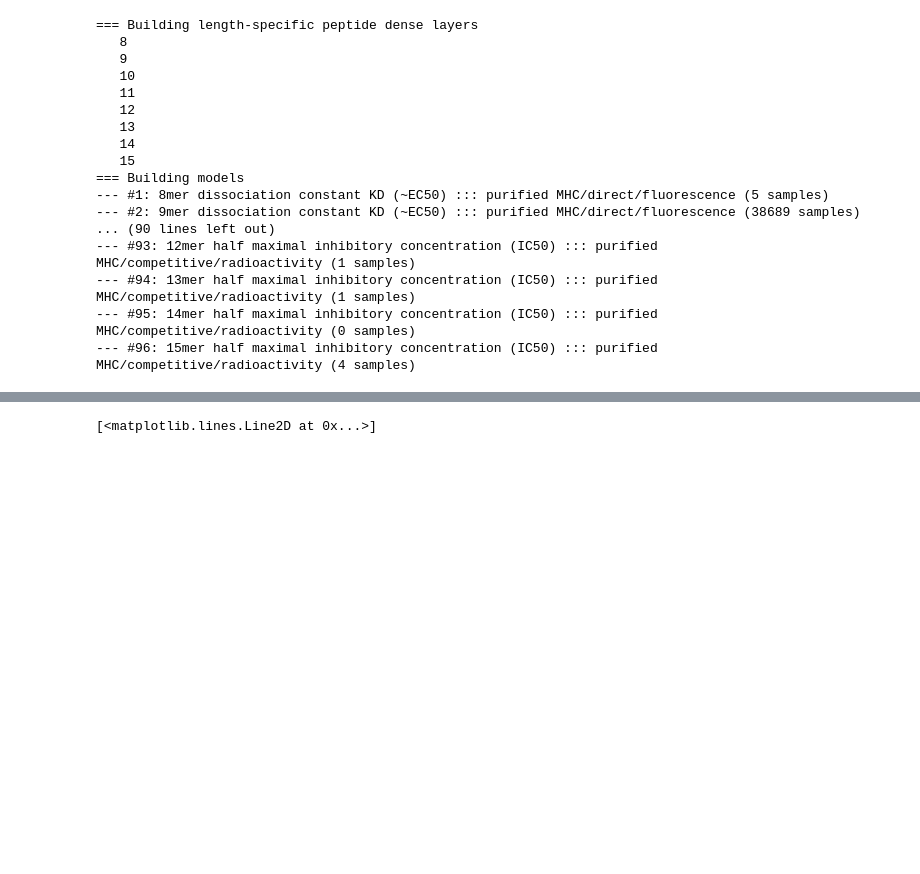
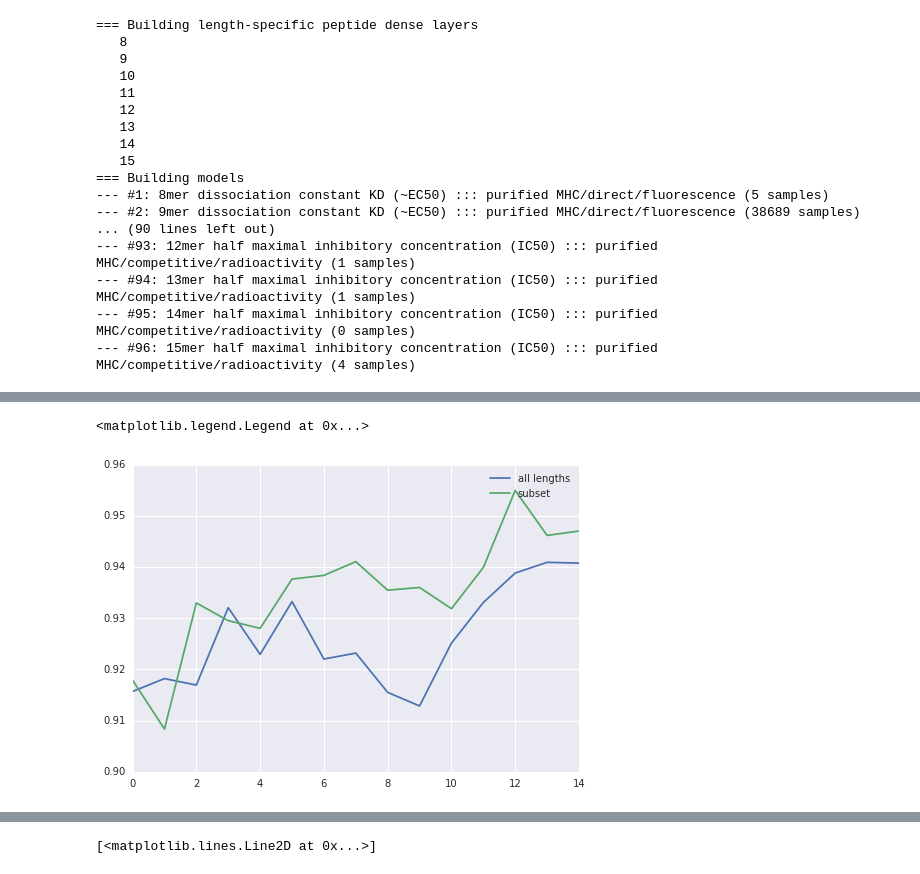
Before and after one commit to openvax/mhcflurry, a Jupyter notebook: multi-assay-iedb/Multi-Output MHC Predictors.ipynb, the cells around one changed output, grey strips where cells are left out. Cells and saved outputs as stored; diff of their text form; code cells hidden in the pictures; blank space fills up the shorter version.

```diff
--- a/multi-assay-iedb/Multi-Output MHC Predictors.ipynb
+++ b/multi-assay-iedb/Multi-Output MHC Predictors.ipynb
@@ -661,0 +661,8 @@ Making model for peptide length 15mer
+# %%
+import seaborn
+seaborn.plt.plot(range(15), aucs_all[10].mean(axis=0))
+seaborn.plt.plot(range(15), aucs_subset[10].mean(axis=0))
+seaborn.plt.legend(["all lengths", "subset"])
+# %% [output]
+<matplotlib.legend.Legend at 0x...>
+[figure, added]
```
Also changed, not shown: parts of 27 cells of this notebook, 1 other file.
